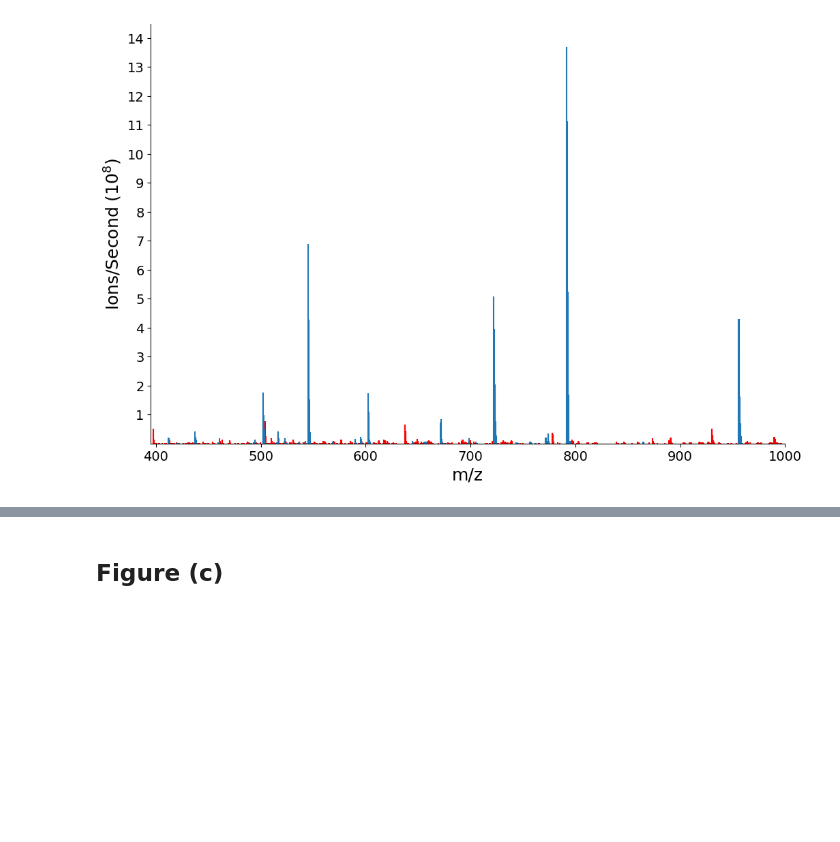
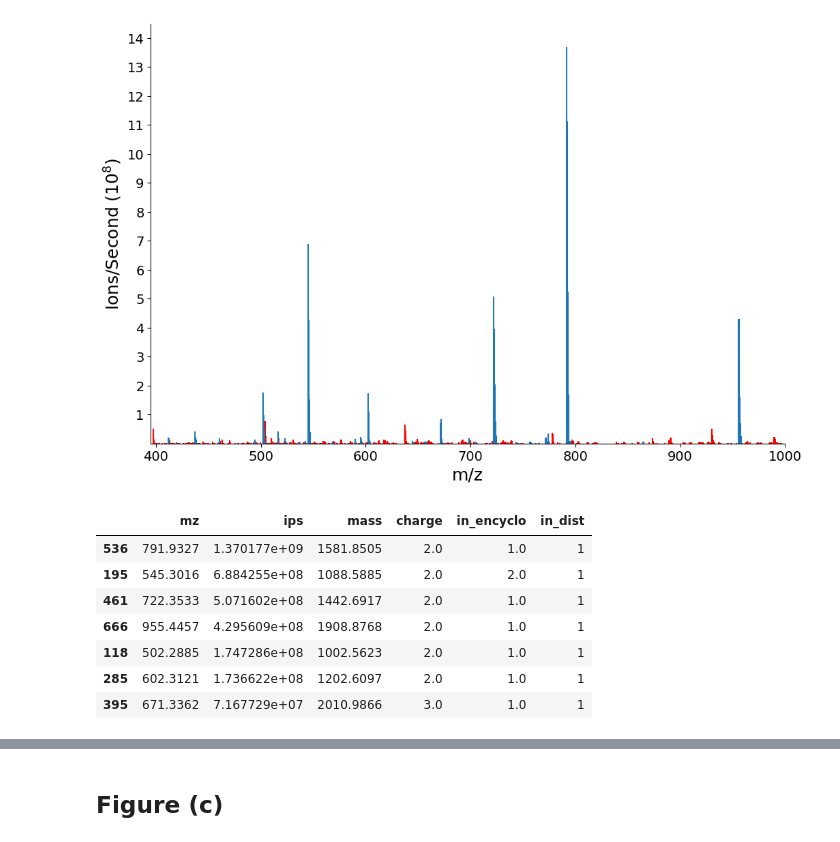
Before and after one commit to uw-maccosslab/single_molecule_counting, a Jupyter notebook: 2022_Single_Molecule_Counting.ipynb, the cells around one changed output, grey strips where cells are left out. Drawn from its saved outputs; the diff is of its cells as text; code cells hidden in the pictures; blank space fills up the shorter version.

Commit message:
Find peptide sequence and protein associated with MS1 peaks - Update strings to be macOS friendly

```diff
--- a/2022_Single_Molecule_Counting.ipynb
+++ b/2022_Single_Molecule_Counting.ipynb
@@ -14,5 +15,5 @@ import pymzml
 # %%
 # create DataFrame from elib
-ev_encyclo_df = encyclo.dia_df(r"panoramaweb_files\plasma-EV-01.mzML.elib")
+ev_encyclo_df = encyclo.dia_df("panoramaweb_files/plasma-EV-01.mzML.elib")
 # %%
 # create DataFrame from mzML
@@ -20,6 +21,6 @@ ev_ms1_df = mzml.tic_df(r"panoramaweb_files\plasma-EV-01.mzML")
 # %%
 # create DataFrame from Hardklor output
-ev_hk_df = hk.hk2df(r"panoramaweb_files\plasma-EV-01_MS1_3sn.hk")
+ev_hk_df = hk.hk2df("panoramaweb_files/plasma-EV-01_MS1_3sn.hk")
 ev_hk_df["rt_s"] = ev_hk_df["rt"]*60
 ev_hk_df["mz"] = ev_hk_df["mz"].round(4)
 
@@ -111,7 +151,7 @@ perc_id["perc_id"] = perc_id["TIC_id"]/perc_id["TIC_ms1"]
 perc_id = perc_id.fillna(0)
 # %%
 # create run object
-run = pymzml.run.Reader(r"panoramaweb_files\plasma-EV-01.mzML")
+run = pymzml.run.Reader("panoramaweb_files/plasma-EV-01.mzML")
 # %%
 for spec in run:
     if spec.ms_level == 1:
@@ -124,10 +164,10 @@ for spec in run:
 # %%
 # choose MS1 spectrum between 40-60 minutes
 # not 138317: 46.7502, 173047: 58.3806
-ms1_spectrum = run[170933]  # 57.6733 min
+ms1_spectrum = run[170933]  # 57.6733 min = 3460.398 sec
 
 # create pandas DataFrame of MS1 peaks
-ms1_peaks = pd.DataFrame(ms1_spectrum.peaks("raw")).rename(columns={0: "mz", 1: "ips"})
+ms1_peaks = pd.DataFrame(ms1_spectrum.peaks("centroided")).rename(columns={0: "mz", 1: "ips"})
 ms1_peaks["mz"] = ms1_peaks["mz"].round(4)
 
 # create narrow hk_df
@@ -244,3 +281,15 @@ sns.despine()
 plt.show()
 # %% [output]
 [figure]
+# %%
+# find most intense peaks
+ms1_peaks[ms1_peaks["in_encyclo"] > 0].sort_values(by="ips", ascending=False).head(7)
+# %% [output]
+|  | mz | ips | mass | charge | in_encyclo | in_dist |
+| 536 | 791.9327 | 1.370177e+09 | 1581.8505 | 2.0 | 1.0 | 1 |
+| 195 | 545.3016 | 6.884255e+08 | 1088.5885 | 2.0 | 2.0 | 1 |
+| 461 | 722.3533 | 5.071602e+08 | 1442.6917 | 2.0 | 1.0 | 1 |
+| 666 | 955.4457 | 4.295609e+08 | 1908.8768 | 2.0 | 1.0 | 1 |
+| 118 | 502.2885 | 1.747286e+08 | 1002.5623 | 2.0 | 1.0 | 1 |
+| 285 | 602.3121 | 1.736622e+08 | 1202.6097 | 2.0 | 1.0 | 1 |
+| 395 | 671.3362 | 7.167729e+07 | 2010.9866 | 3.0 | 1.0 | 1 |
```
Also changed, not shown: parts of 12 cells of this notebook.
